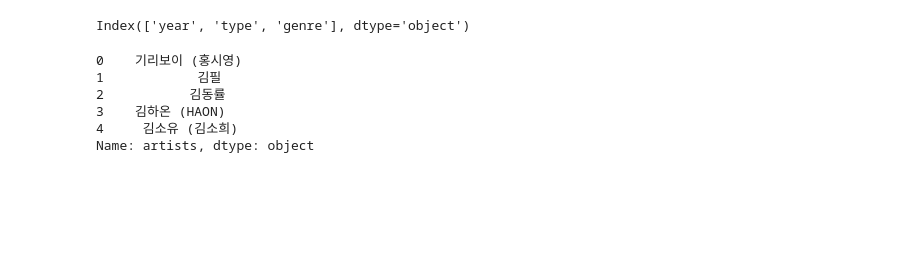
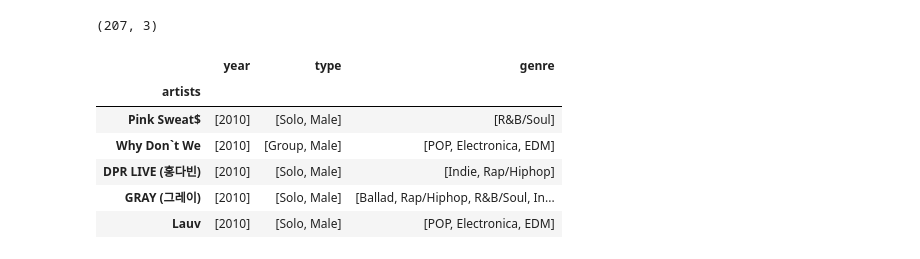
Before and after one commit to KAY1020/Melon_Recommendation_Systems, a Jupyter notebook: melon_artist_detail.ipynb, the cells around one changed output. Cells and saved outputs as stored; diff of their text form; code cells hidden in the pictures; blank space fills up the shorter version.

```diff
--- a/melon_artist_detail.ipynb
+++ b/melon_artist_detail.ipynb
@@ -155,7 +175,20 @@ df
+# %%
+# data_type = {'artists': 'str', 'year': 'str', 'type': 'str', 'genre': 'str'}
+df = pd.read_csv("artists.csv", encoding = "utf-8", index_col='artists')
+df.shape
+# %% [output]
+(207, 3)
 # %%
+df['year'].astype('str')
 df['year'] = df['year'].map(lambda x: x.split(','))
 df['type'] = df['type'].map(lambda x: x.split(','))
 df['genre'] = df['genre'].map(lambda x: x.split(','))
-df.columns
+df.sample(5)
 # %% [output]
-Index(['year', 'type', 'genre'], dtype='object')
+|  | year | type | genre |
+| artists |  |  |  |
+| Pink Sweat$ | [2010] | [Solo, Male] | [R&B/Soul] |
+| Why Don`t We | [2010] | [Group, Male] | [POP, Electronica, EDM] |
+| DPR LIVE (홍다빈) | [2010] | [Solo, Male] | [Indie, Rap/Hiphop] |
+| GRAY (그레이) | [2010] | [Solo, Male] | [Ballad, Rap/Hiphop, R&B/Soul, In... |
+| Lauv | [2010] | [Solo, Male] | [POP, Electronica, EDM] |
@@ -175,18 +203,0 @@ df.drop(columns = [col for col in df.columns if col!= 'bagOfWords'], inplace = T
-# %%
-from sklearn.metrics.pairwise import cosine_similarity
-from sklearn.feature_extraction.text import CountVectorizer
-# instantiating and generating the count matrix
-count = CountVectorizer()
-count_matrix = count.fit_transform(df['bagOfWords'])
-
-# creating a Series for the movie titles so they are associated to an ordered numerical
-# list I will use later to match the indexes
-indices = pd.Series(df.index)
-indices[:5]
-# %% [output]
-0    기리보이 (홍시영)
-1            김필
-2           김동률
-3    김하온 (HAON)
-4     김소유 (김소희)
-Name: artists, dtype: object
```
Also changed, not shown: parts of 22 cells of this notebook, 1 other file.
